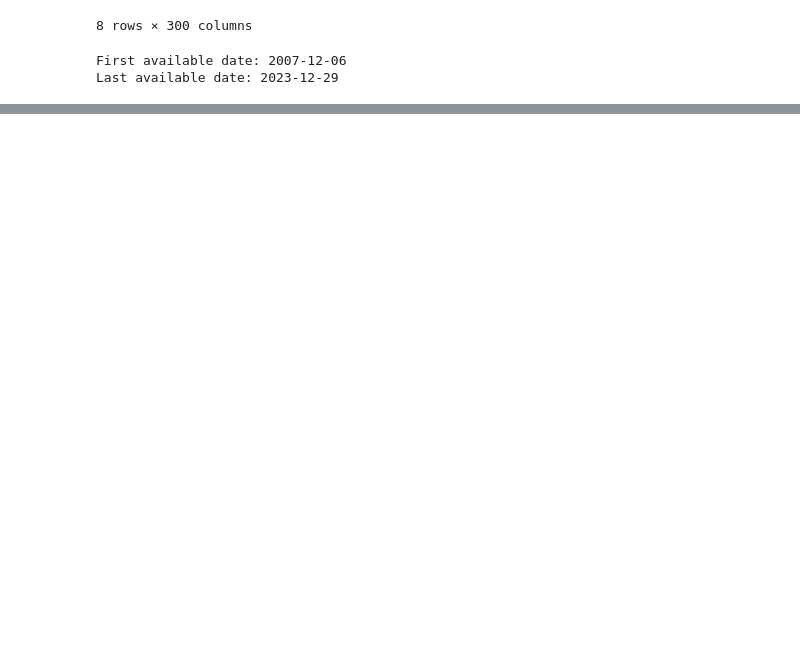
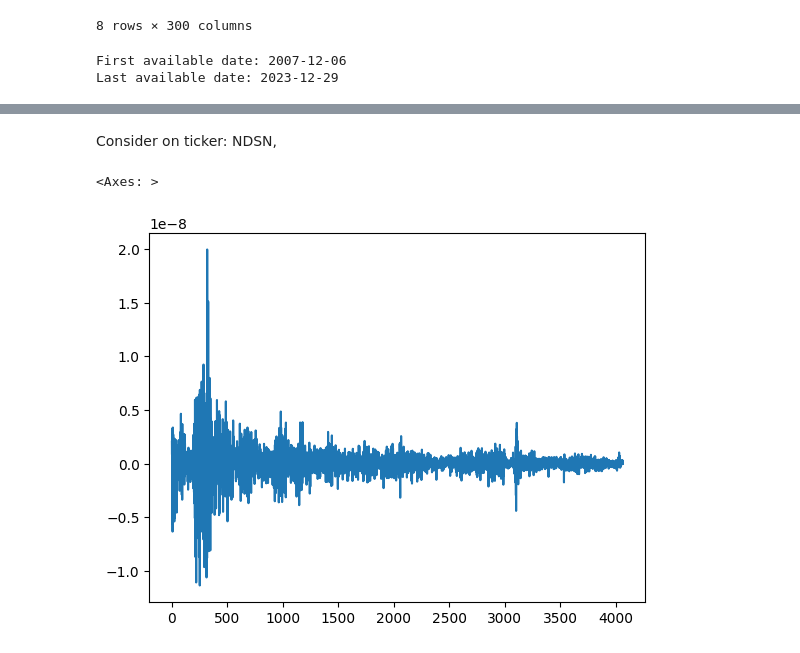
Before and after one commit to travisdesell/exact, a Jupyter notebook: financial_loss_functions/exploration.ipynb, the cells around one changed output, grey strips where cells are left out. Cells and saved outputs as stored; diff of their text form; code cells hidden in the pictures; blank space fills up the shorter version.

```diff
--- a/financial_loss_functions/exploration.ipynb
+++ b/financial_loss_functions/exploration.ipynb
@@ -140,0 +162,7 @@ crsp_predictors.isna().any()
+# %% [markdown]
+Consider on ticker: NDSN,
+# %%
+crsp_predictors['NDSN_ILLIQUIDITY'].plot()
+# %% [output]
+<Axes: >
+[figure, added]
```
Also changed, not shown: parts of 7 cells of this notebook.
